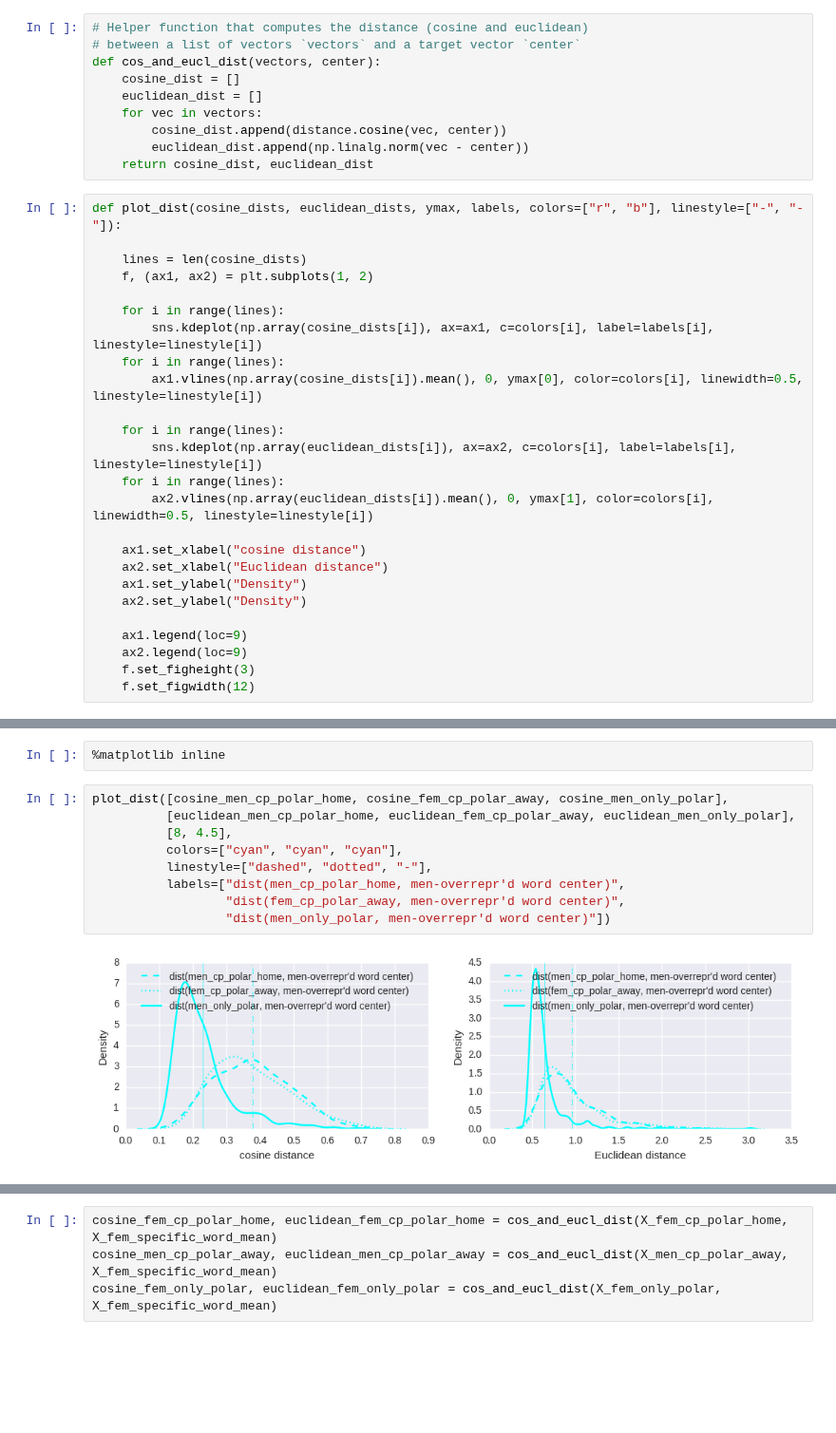
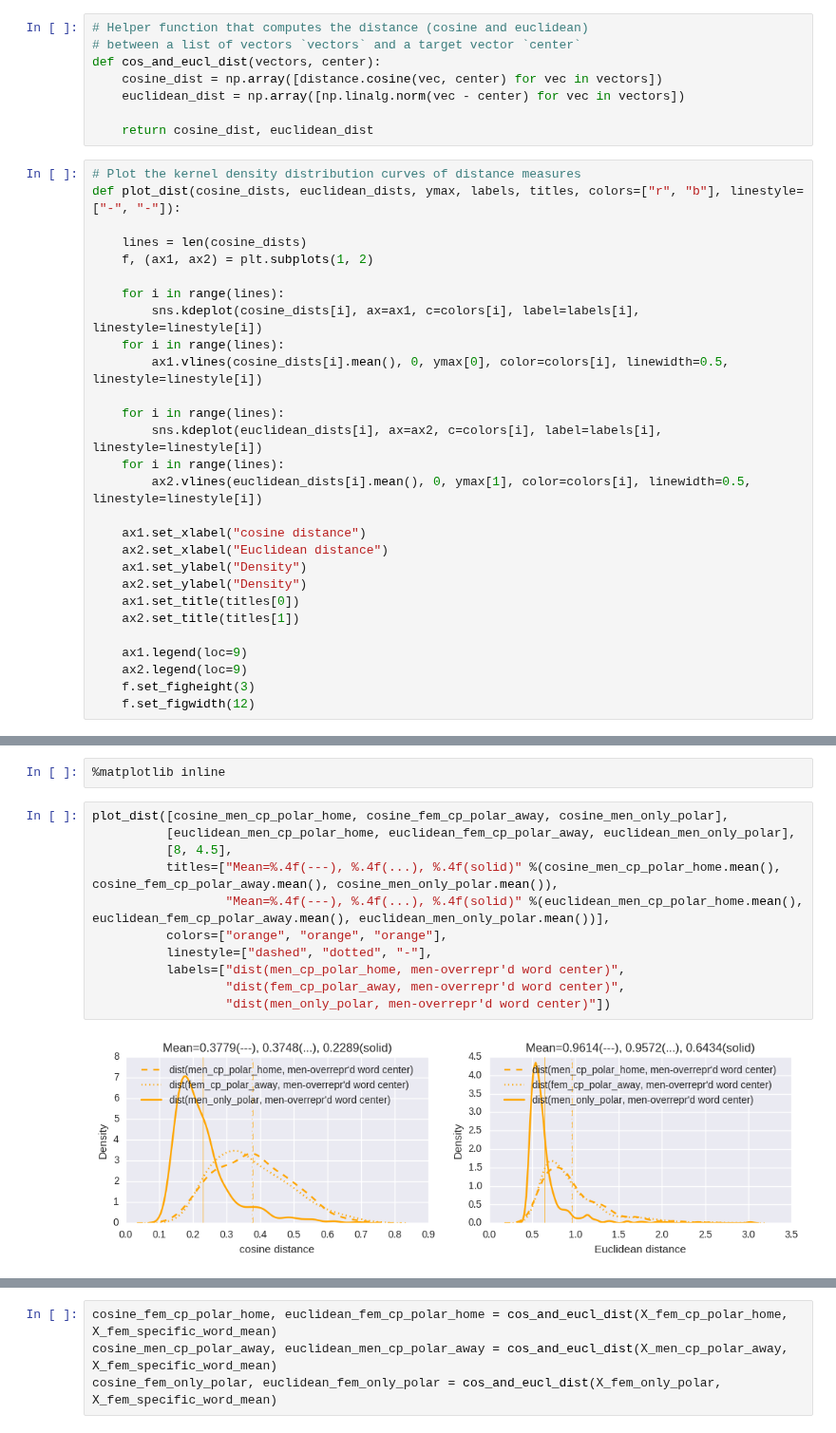
Before and after one commit to chao-ji/reddit, a Jupyter notebook: Part 6 Polarization of rMR and rFem and User Profiling.ipynb, the cells around one changed output, grey strips where cells are left out. Shown at 95% size. Cells and saved outputs as stored; diff of their text form; blank space fills up the shorter version.

```diff
--- a/Part 6 Polarization of rMR and rFem and User Profiling.ipynb
+++ b/Part 6 Polarization of rMR and rFem and User Profiling.ipynb
@@ -425,32 +436,33 @@ For the distance measure, we'll consider cosine and euclidean distance.
 # Helper function that computes the distance (cosine and euclidean)
 # between a list of vectors `vectors` and a target vector `center`
 def cos_and_eucl_dist(vectors, center):
-    cosine_dist = []
-    euclidean_dist = []
-    for vec in vectors:
-        cosine_dist.append(distance.cosine(vec, center))
-        euclidean_dist.append(np.linalg.norm(vec - center))
+    cosine_dist = np.array([distance.cosine(vec, center) for vec in vectors])
+    euclidean_dist = np.array([np.linalg.norm(vec - center) for vec in vectors])
+
     return cosine_dist, euclidean_dist
 # %%
-def plot_dist(cosine_dists, euclidean_dists, ymax, labels, colors=["r", "b"], linestyle=["-", "-"]):
+# Plot the kernel density distribution curves of distance measures
+def plot_dist(cosine_dists, euclidean_dists, ymax, labels, titles, colors=["r", "b"], linestyle=["-", "-"]):
 
     lines = len(cosine_dists)
     f, (ax1, ax2) = plt.subplots(1, 2)
 
     for i in range(lines):
-        sns.kdeplot(np.array(cosine_dists[i]), ax=ax1, c=colors[i], label=labels[i], linestyle=linestyle[i])
+        sns.kdeplot(cosine_dists[i], ax=ax1, c=colors[i], label=labels[i], linestyle=linestyle[i])
     for i in range(lines):
-        ax1.vlines(np.array(cosine_dists[i]).mean(), 0, ymax[0], color=colors[i], linewidth=0.5, linestyle=linestyle[i])
+        ax1.vlines(cosine_dists[i].mean(), 0, ymax[0], color=colors[i], linewidth=0.5, linestyle=linestyle[i])
 
     for i in range(lines):
-        sns.kdeplot(np.array(euclidean_dists[i]), ax=ax2, c=colors[i], label=labels[i], linestyle=linestyle[i])
+        sns.kdeplot(euclidean_dists[i], ax=ax2, c=colors[i], label=labels[i], linestyle=linestyle[i])
     for i in range(lines):
-        ax2.vlines(np.array(euclidean_dists[i]).mean(), 0, ymax[1], color=colors[i], linewidth=0.5, linestyle=linestyle[i])
+        ax2.vlines(euclidean_dists[i].mean(), 0, ymax[1], color=colors[i], linewidth=0.5, linestyle=linestyle[i])
 
     ax1.set_xlabel("cosine distance")
     ax2.set_xlabel("Euclidean distance")
     ax1.set_ylabel("Density")
     ax2.set_ylabel("Density")
+    ax1.set_title(titles[0])
+    ax2.set_title(titles[1])
 
     ax1.legend(loc=9)
     ax2.legend(loc=9)
@@ -816,11 +865,13 @@ cosine_men_only_polar, euclidean_men_only_polar = cos_and_eucl_dist(X_men_only_p
 # %%
 plot_dist([cosine_men_cp_polar_home, cosine_fem_cp_polar_away, cosine_men_only_polar],
           [euclidean_men_cp_polar_home, euclidean_fem_cp_polar_away, euclidean_men_only_polar],
           [8, 4.5],
-          colors=["cyan", "cyan", "cyan"],
+          titles=["Mean=%.4f(---), %.4f(...), %.4f(solid)" %(cosine_men_cp_polar_home.mean(), cosine_fem_cp_polar_away.mean(), cosine_men_only_polar.mean()),
+                  "Mean=%.4f(---), %.4f(...), %.4f(solid)" %(euclidean_men_cp_polar_home.mean(), euclidean_fem_cp_polar_away.mean(), euclidean_men_only_polar.mean())],
+          colors=["orange", "orange", "orange"],
           linestyle=["dashed", "dotted", "-"],
           labels=["dist(men_cp_polar_home, men-overrepr'd word center)",
                   "dist(fem_cp_polar_away, men-overrepr'd word center)",
                   "dist(men_only_polar, men-overrepr'd word center)"])
 # %% [output]
-[figure, old version]
+[figure, new version]
```
Also changed, not shown: parts of 94 cells of this notebook.
